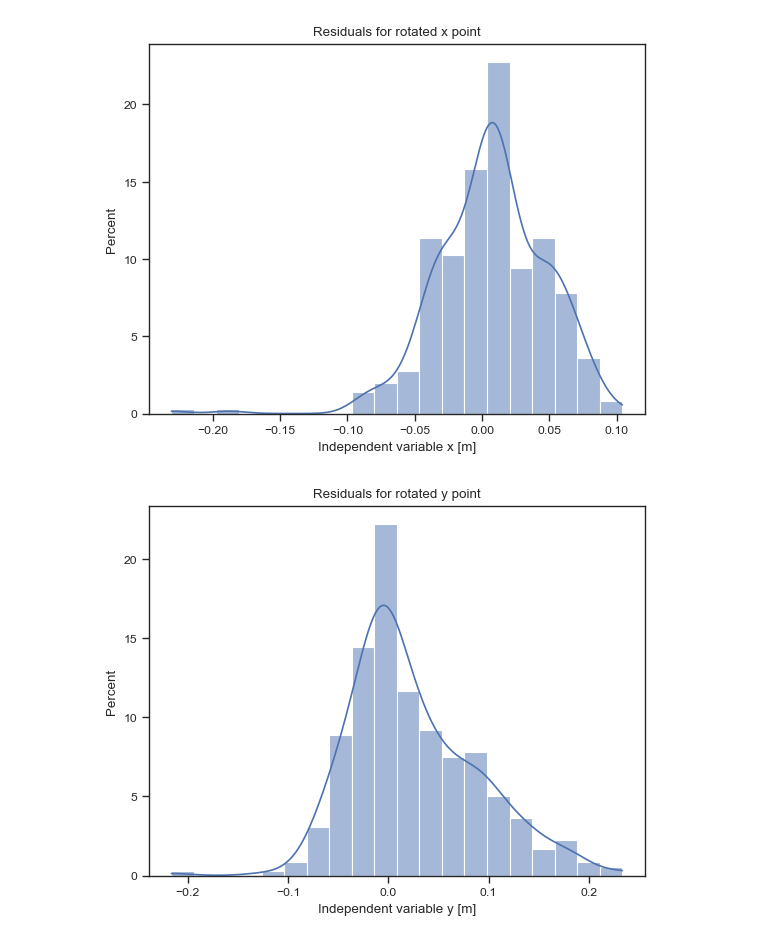
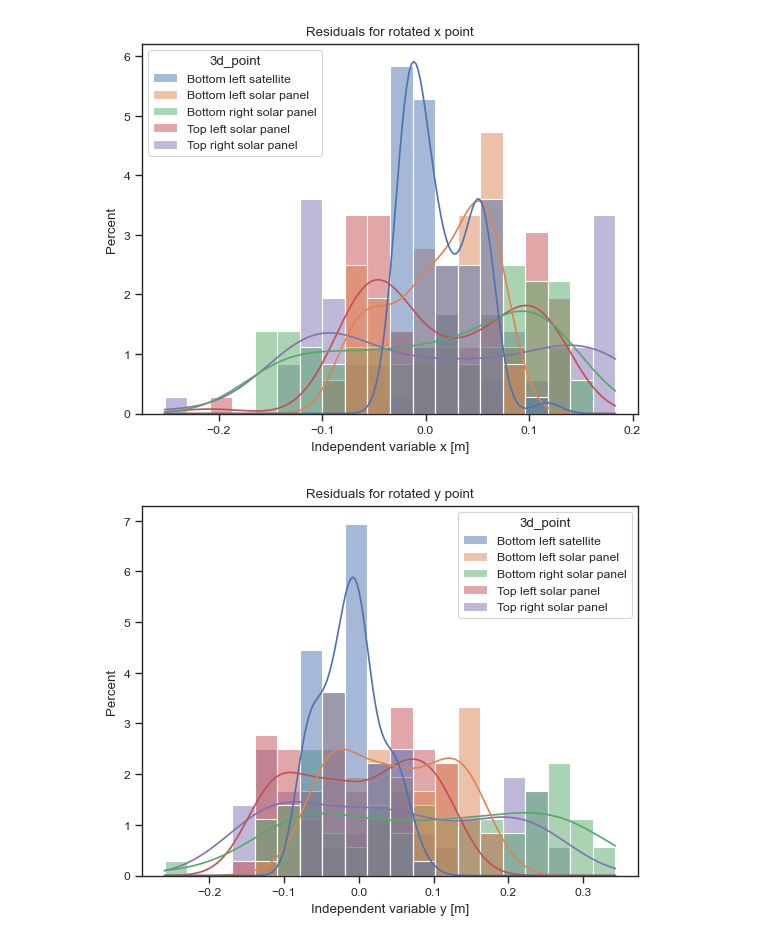
Before and after one commit to mikk5829/RRTNCTTASA, a Jupyter notebook: python-version/test_images/validation_plots.ipynb, the cells around one changed output. Cells and saved outputs as stored; diff of their text form; code cells hidden in the pictures.

```diff
--- a/python-version/test_images/validation_plots.ipynb
+++ b/python-version/test_images/validation_plots.ipynb
@@ -100,12 +100,12 @@ def get_rotated_point(roll, pitch, yaw, point=None):
     return rotated_3d_points
 # %%
 folder = "../test_images/dynamic_unknowndeg_0to360_5degstep/"
-suffix = '_eps2_final'
+suffix = '_eps2_final_strict'
 colors = ['red', 'green', 'blue']
 normalize = True
 # %%
 df_true = pd.read_csv(folder + "real_scores.csv")
-df_true = df_true.rename(columns={'correct_roll': 'roll', 'correct_pitch': 'pitch', 'correct_yaw':
+df_true = df_true.rename(columns={'real_roll': 'roll', 'real_pitch': 'pitch', 'real_yaw':
     'yaw'})
 if normalize:
     df_true['roll'], df_true['pitch'], df_true['yaw'] = np.vectorize(get_normalized_rotation)(df_true['roll'],
@@ -291,11 +309,12 @@ df_rotated_points_all['residual_z'] = df_rotated_points_all['z_point_fine'] - df
 # %%
 for var in ['x', 'y', 'z']:
-    g = sns.histplot(data=df_rotated_points_all, x='residual_' + var, kde=True, stat='percent', bins=20);
+    g = sns.histplot(data=df_rotated_points_all, x='residual_' + var, hue='3d_point', kde=True, stat='percent',
+                     bins=20);
     # mean = df_rotated_points_all['residual_' + var].mean()
     # plt.axvline(mean, color='red', linestyle='dashed', linewidth=1)
     g.set_title('Residuals for rotated ' + var + ' point')
     g.set(xlabel='Independent variable ' + var + ' [m]')
     plt.show()
 # %% [output]
-[figure, old version]
+[figure, new version]
-[figure, old version]
+[figure, new version]
```
Also changed, not shown: parts of 18 cells of this notebook, 18 other files.
